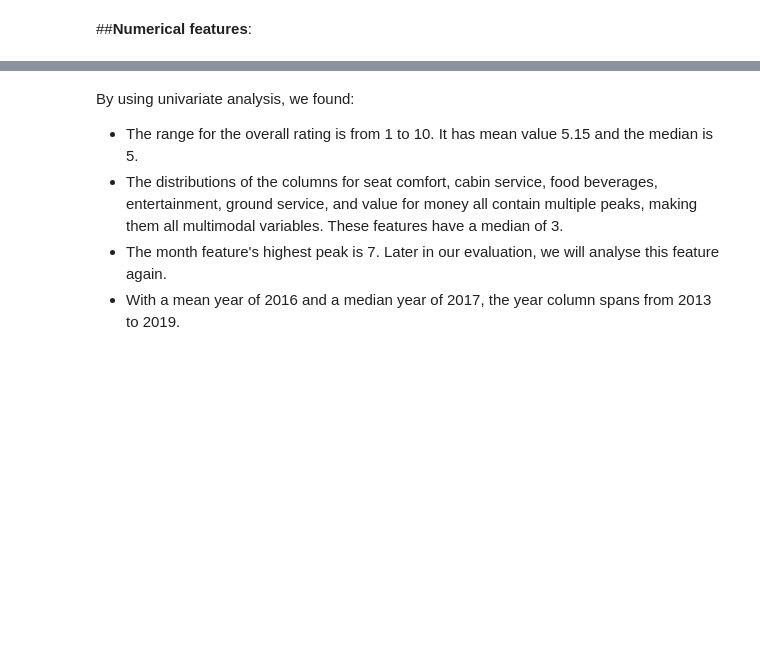
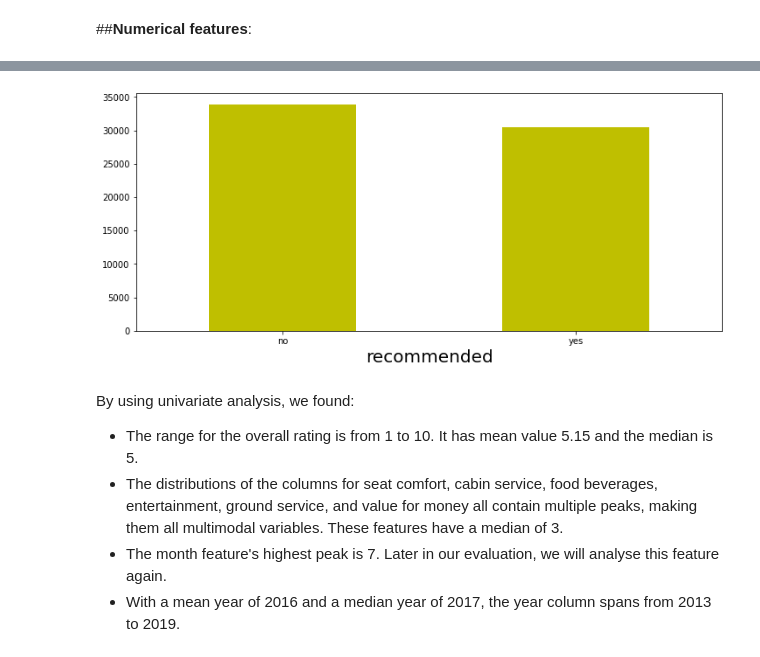
Before and after one commit to jainmohit02/-Airline-Passenger-Referral-Prediction, a Jupyter notebook: Airline_Passenger_Referral_Prediction.ipynb, the cells around one changed output, grey strips where cells are left out. Saved outputs shown, nothing was run; the diff lists cells and outputs as text; code cells hidden in the pictures; blank space fills up the shorter version.

```diff
--- a/Airline_Passenger_Referral_Prediction.ipynb
+++ b/Airline_Passenger_Referral_Prediction.ipynb
@@ -408,3 +385,11 @@ for num in numerical_features:
+# %%
+#Plotting bar graph to identify classes of dependent variable
+plt.figure(figsize=(12,5))
+airlines_df['recommended'].value_counts().plot(kind='bar', color ='y')
+plt.xlabel('{}'.format('recommended'), fontsize = 20)
+plt.xticks(rotation = 0);
+# %% [output]
+[figure, added]
 # %% [markdown]
 By using univariate analysis, we found:
 * The range for the overall rating is from 1 to 10. It has mean value 5.15 and the median is 5.
```
Also changed, not shown: parts of 20 cells of this notebook.
